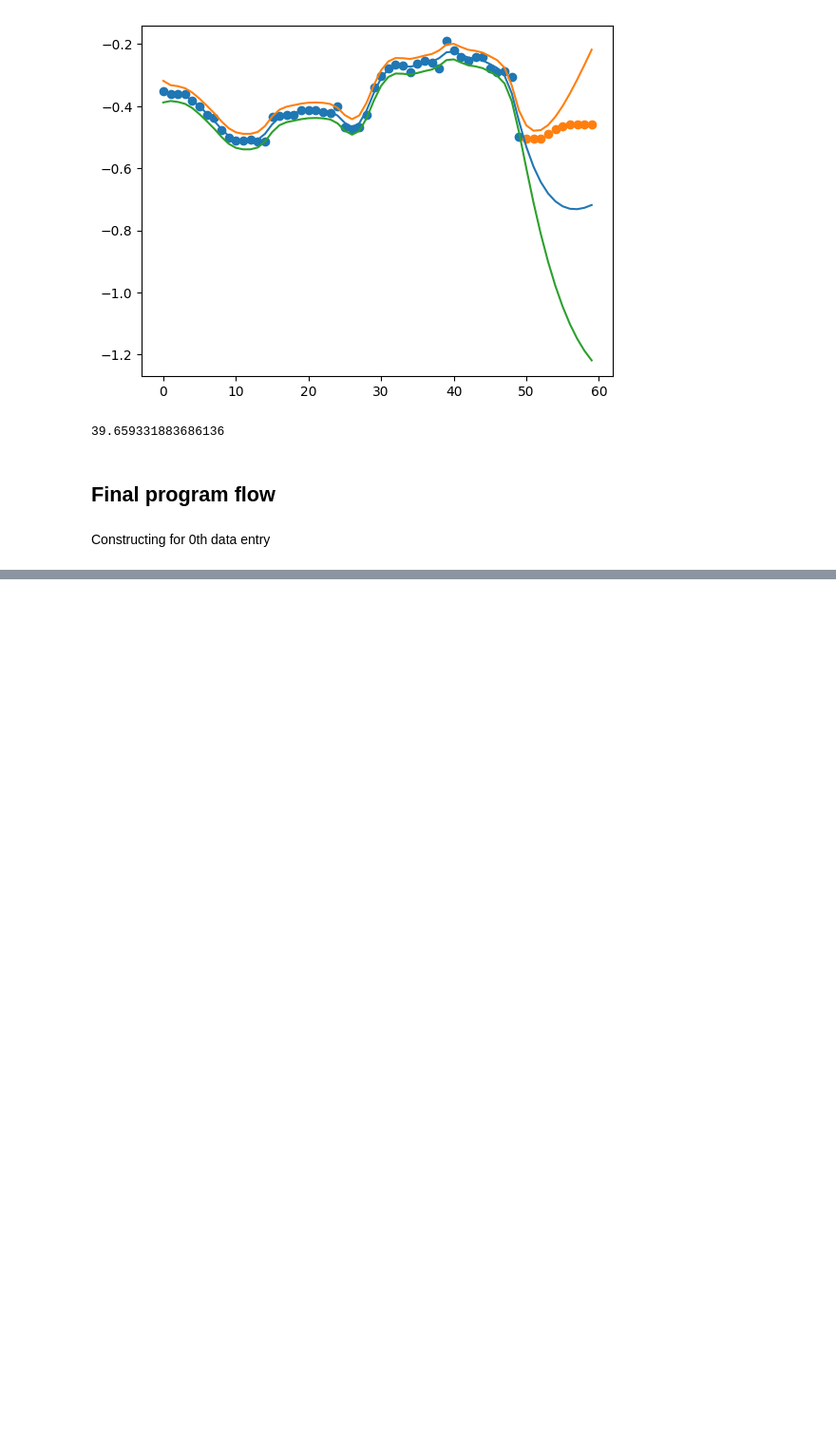
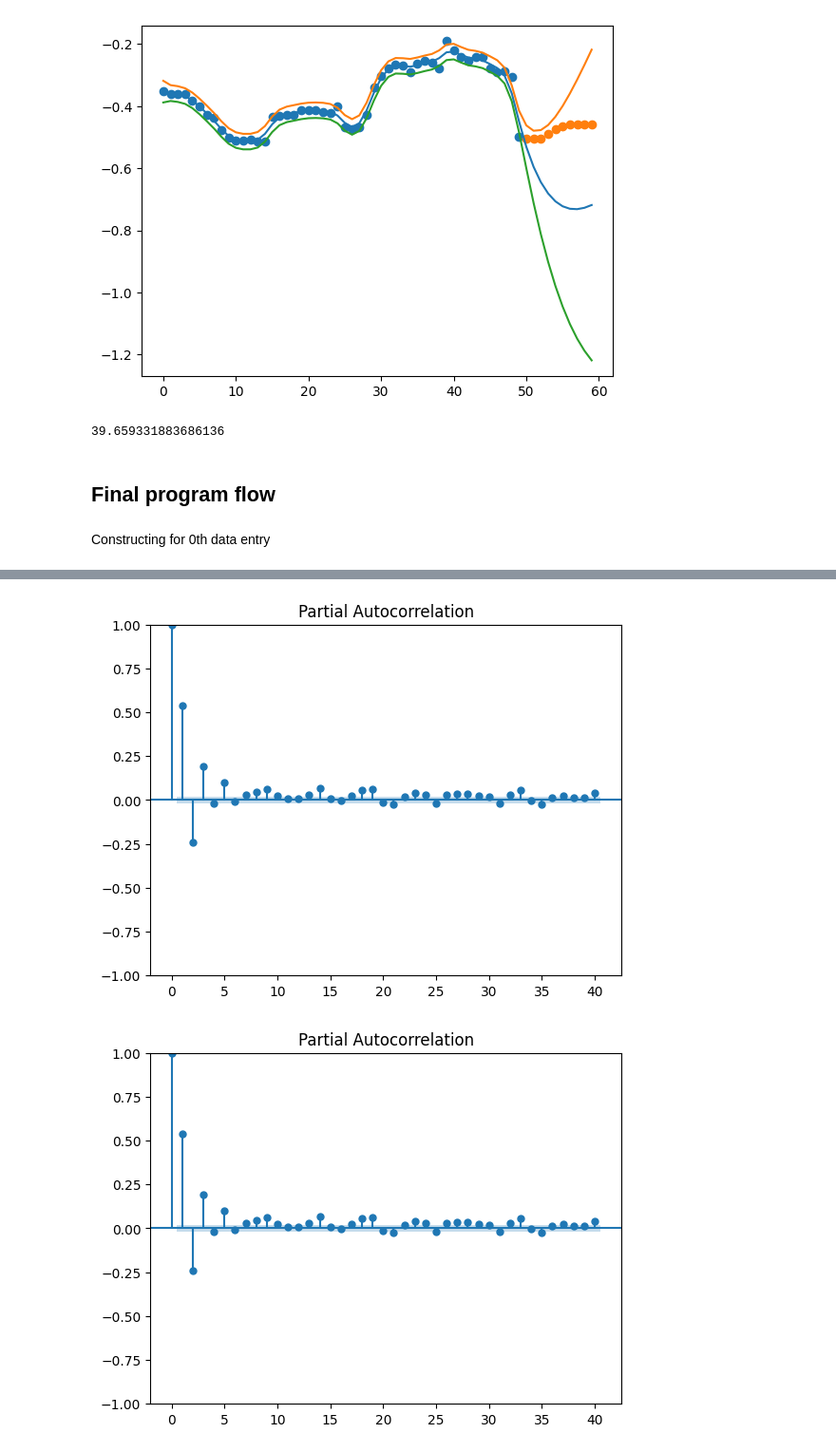
Before and after one commit to AkshayLon/FX_Volatility_prediction, a Jupyter notebook: prototype_model.ipynb, the cells around one changed output, grey strips where cells are left out. Shown at 95% size. Cells and saved outputs as stored; diff of their text form; code cells hidden in the pictures; blank space fills up the shorter version.

```diff
--- a/prototype_model.ipynb
+++ b/prototype_model.ipynb
@@ -149,0 +150,5 @@ Tensor shape mismatch.
+# %%
+plot_pacf(np.array(metrics['loss_profile']))
+# %% [output]
+[figure, added]
+[figure, added]
```
Also changed, not shown: parts of 9 cells of this notebook, 1 other file.
